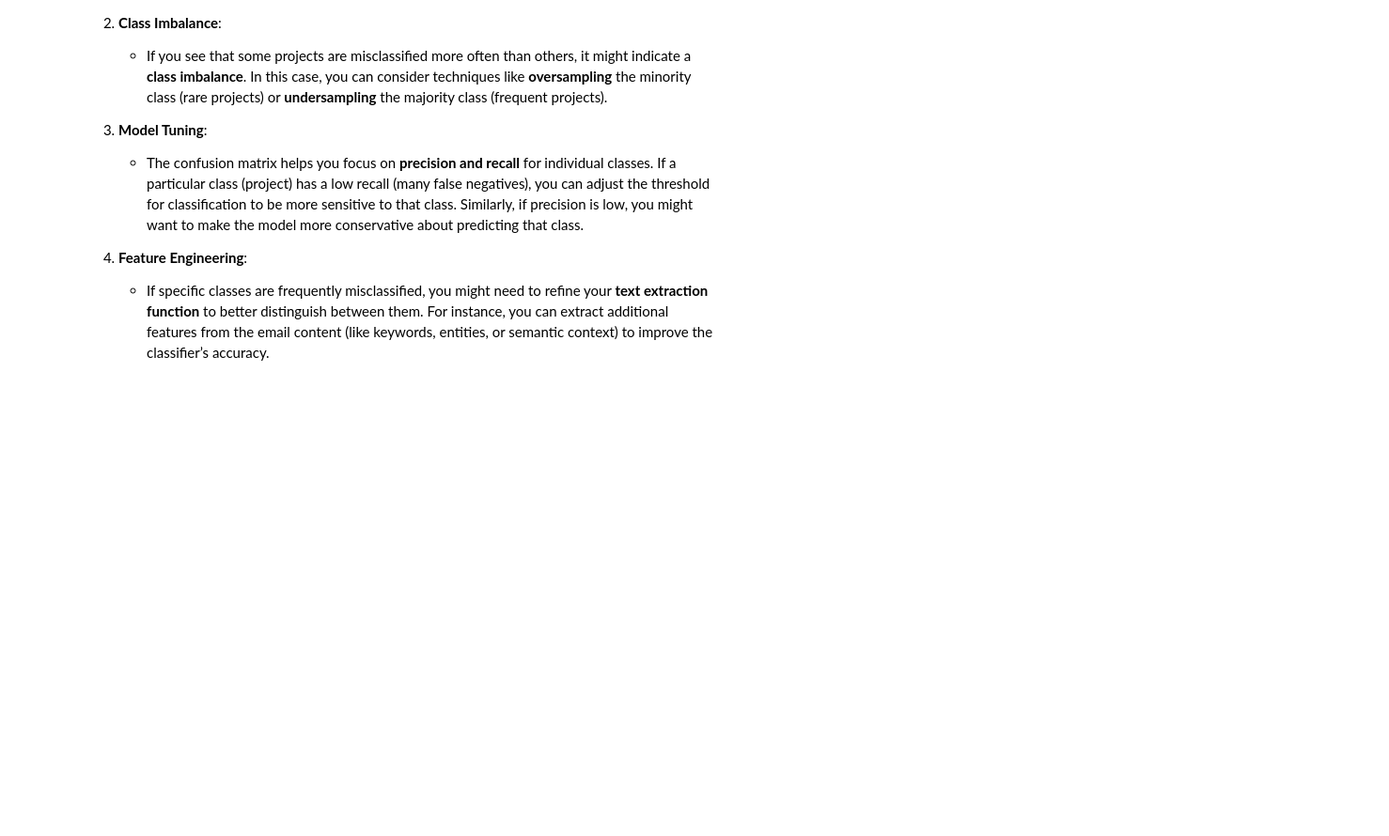
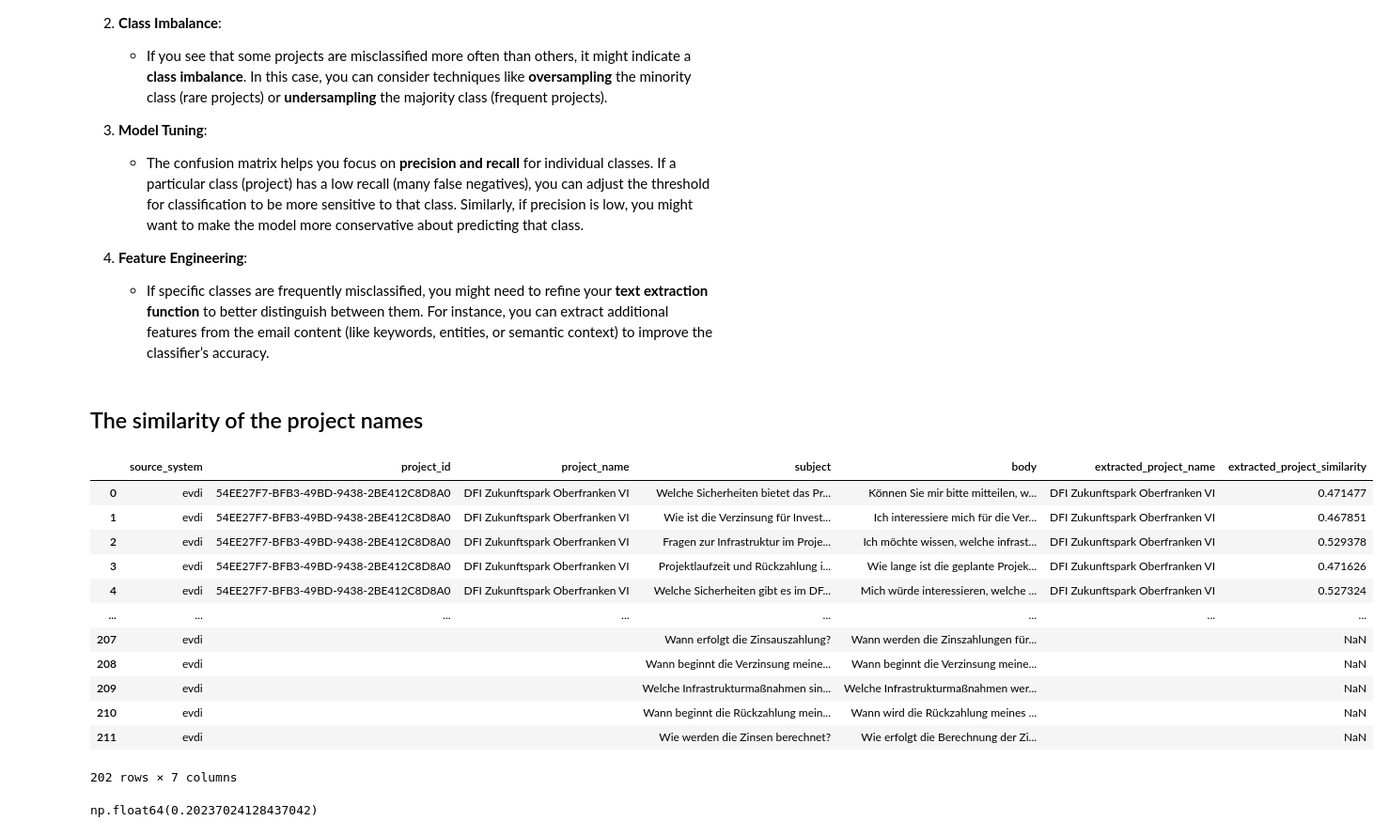
Before and after one commit to ArkadiyShuvaev/llm-zoomcamp-smart-mail, a Jupyter notebook: notebook/project_name_extractor_evaluation/03_evaluate_function_without_donation.ipynb, the cells around one changed output. Shown at 94% size. Drawn from its saved outputs; the diff is of its cells as text; code cells hidden in the pictures; blank space fills up the shorter version.

```diff
--- a/notebook/project_name_extractor_evaluation/03_evaluate_function_without_donation.ipynb
+++ b/notebook/project_name_extractor_evaluation/03_evaluate_function_without_donation.ipynb
@@ -242,3 +255,29 @@ plt.show()
 
 4. **Feature Engineering**:
    - If specific classes are frequently misclassified, you might need to refine your **text extraction function** to better distinguish between them. For instance, you can extract additional features from the email content (like keywords, entities, or semantic context) to improve the classifier’s accuracy.
+# %% [markdown]
+## The similarity of the project names
+# %%
+mask = df["project_name"] == df["extracted_project_name"]
+correct_predicted_values = df[mask]
+
+correct_predicted_values
+# %% [output]
+|  | source_system | project_id | project_name | subject | body | extracted_project_name | extracted_project_similarity |
+| 0 | evdi | 54EE27F7-BFB3-49BD-9438-2BE412C8D8A0 | DFI Zukunftspark Oberfranken VI | Welche Sicherheiten bietet das Pr... | Können Sie mir bitte mitteilen, w... | DFI Zukunftspark Oberfranken VI | 0.471477 |
+| 1 | evdi | 54EE27F7-BFB3-49BD-9438-2BE412C8D8A0 | DFI Zukunftspark Oberfranken VI | Wie ist die Verzinsung für Invest... | Ich interessiere mich für die Ver... | DFI Zukunftspark Oberfranken VI | 0.467851 |
+| 2 | evdi | 54EE27F7-BFB3-49BD-9438-2BE412C8D8A0 | DFI Zukunftspark Oberfranken VI | Fragen zur Infrastruktur im Proje... | Ich möchte wissen, welche infrast... | DFI Zukunftspark Oberfranken VI | 0.529378 |
+| 3 | evdi | 54EE27F7-BFB3-49BD-9438-2BE412C8D8A0 | DFI Zukunftspark Oberfranken VI | Projektlaufzeit und Rückzahlung i... | Wie lange ist die geplante Projek... | DFI Zukunftspark Oberfranken VI | 0.471626 |
+| 4 | evdi | 54EE27F7-BFB3-49BD-9438-2BE412C8D8A0 | DFI Zukunftspark Oberfranken VI | Welche Sicherheiten gibt es im DF... | Mich würde interessieren, welche ... | DFI Zukunftspark Oberfranken VI | 0.527324 |
+| ... | ... | ... | ... | ... | ... | ... | ... |
+| 207 | evdi |  |  | Wann erfolgt die Zinsauszahlung? | Wann werden die Zinszahlungen für... |  | NaN |
+| 208 | evdi |  |  | Wann beginnt die Verzinsung meine... | Wann beginnt die Verzinsung meine... |  | NaN |
+| 209 | evdi |  |  | Welche Infrastrukturmaßnahmen sin... | Welche Infrastrukturmaßnahmen wer... |  | NaN |
+| 210 | evdi |  |  | Wann beginnt die Rückzahlung mein... | Wann wird die Rückzahlung meines ... |  | NaN |
+| 211 | evdi |  |  | Wie werden die Zinsen berechnet? | Wie erfolgt die Berechnung der Zi... |  | NaN |
+202 rows × 7 columns
+# %%
+similarity_min = df["extracted_project_similarity"].min()
+similarity_min
+# %% [output]
+np.float64(0.20237024128437042)
```
Also changed, not shown: parts of 14 cells of this notebook, 5 other files.
